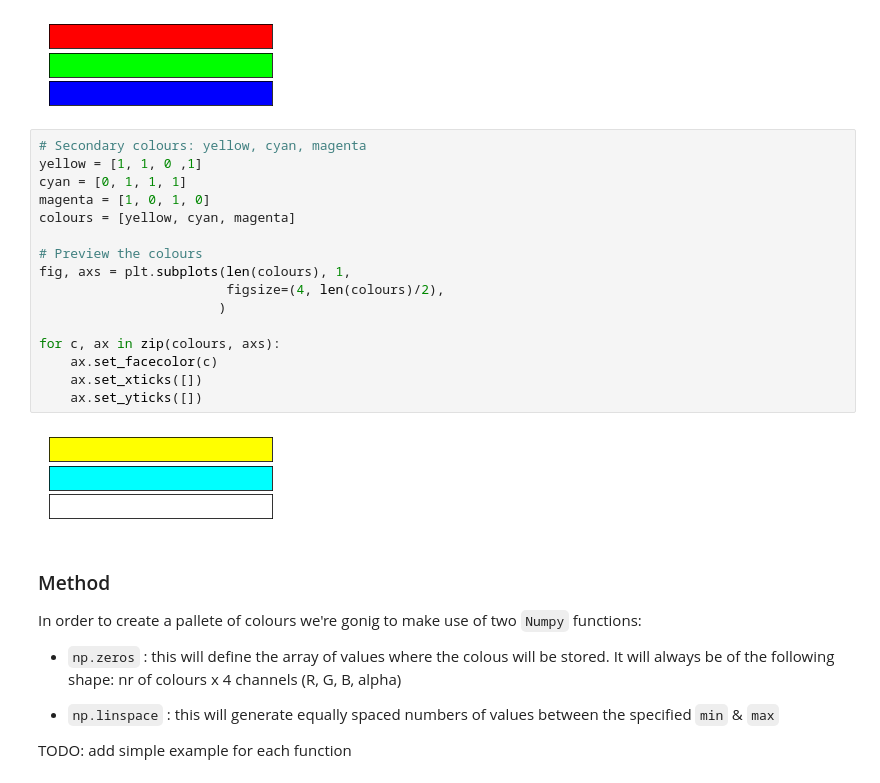
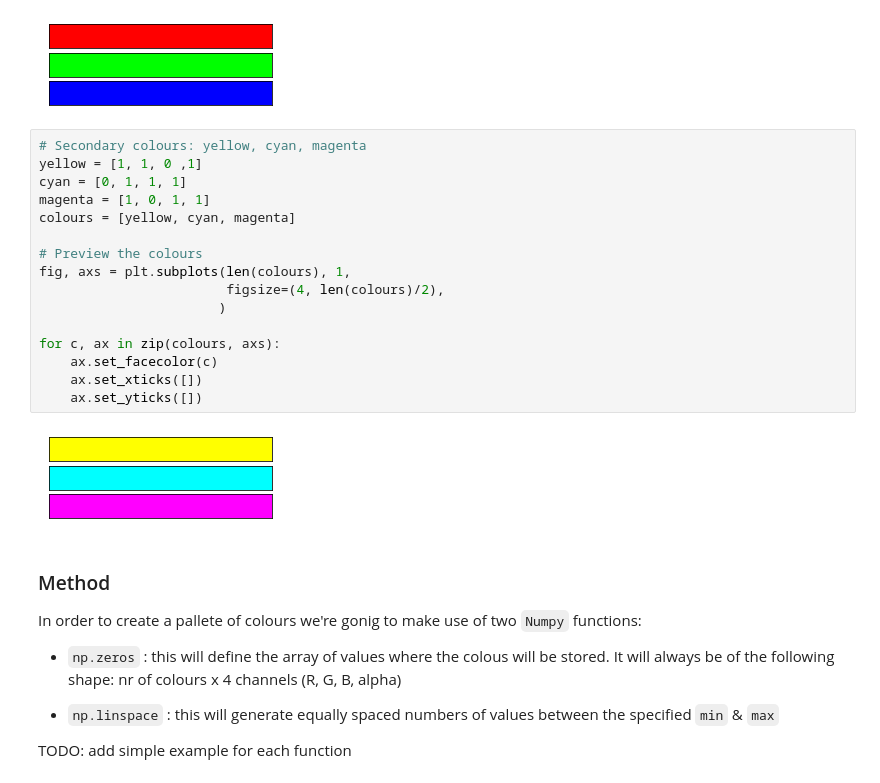
Before and after one commit to pawjast/medium, a Jupyter notebook: code/matplotlib custom RGB colours.ipynb, the cells around one changed output. Drawn from its saved outputs; the diff is of its cells as text.

```diff
--- a/code/matplotlib custom RGB colours.ipynb
+++ b/code/matplotlib custom RGB colours.ipynb
@@ -76,21 +81,21 @@ for c, ax in zip(colours, axs):
 # %%
 # Secondary colours: yellow, cyan, magenta
 yellow = [1, 1, 0 ,1]
 cyan = [0, 1, 1, 1]
-magenta = [1, 0, 1, 0]
+magenta = [1, 0, 1, 1]
 colours = [yellow, cyan, magenta]
 
 # Preview the colours
 fig, axs = plt.subplots(len(colours), 1,
                         figsize=(4, len(colours)/2),
                        )
 
 for c, ax in zip(colours, axs):
     ax.set_facecolor(c)
     ax.set_xticks([])
     ax.set_yticks([])
 # %% [output]
-[figure, old version]
+[figure, new version]
 # %% [markdown]
 ### Method
 
```
Also changed, not shown: parts of 19 cells of this notebook.
